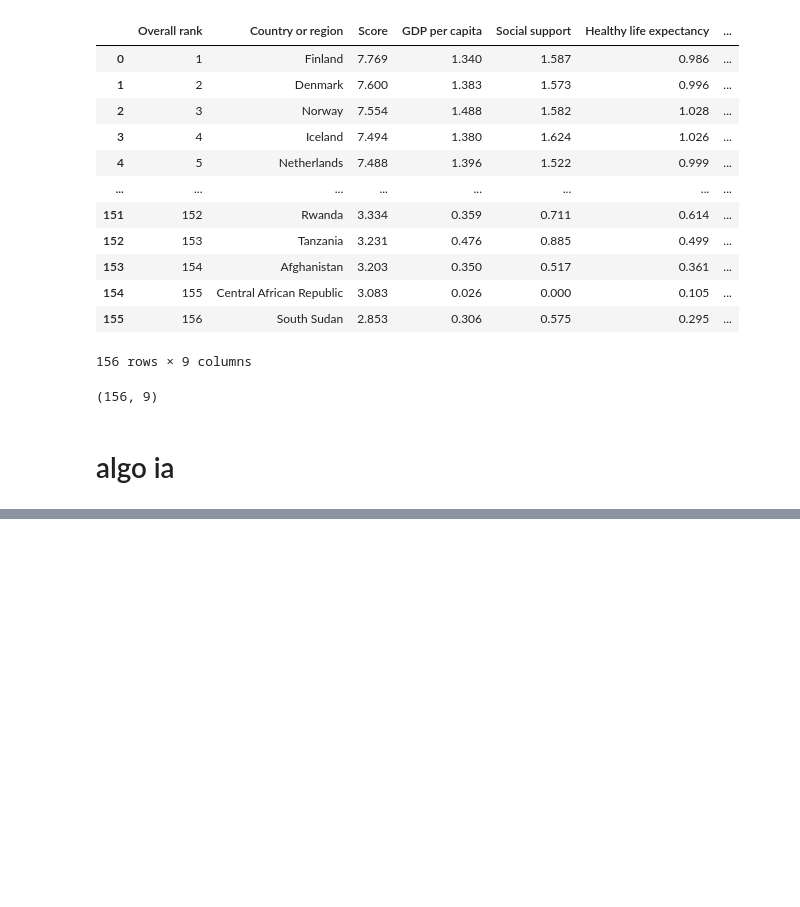
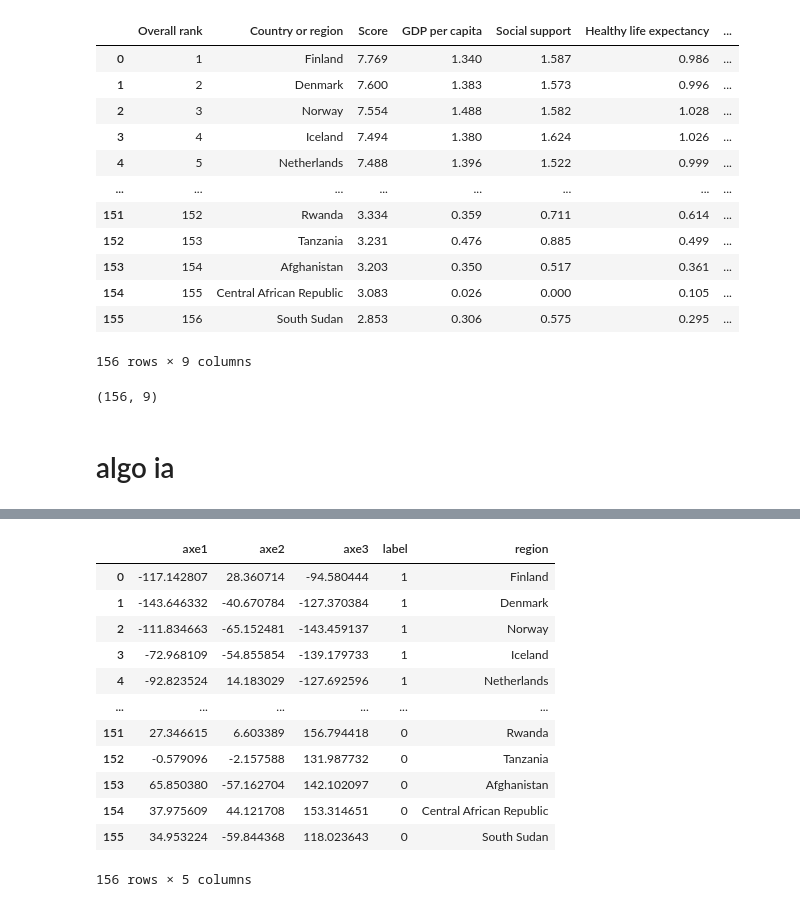
Before and after one commit to bourydamien/Projet_bonheur, a Jupyter notebook: Rapport_bonheur.ipynb, the cells around one changed output, grey strips where cells are left out. Cells and saved outputs as stored; diff of their text form; code cells hidden in the pictures; blank space fills up the shorter version.

```diff
--- a/Rapport_bonheur.ipynb
+++ b/Rapport_bonheur.ipynb
@@ -96,0 +116,16 @@ plt.show()
+# %%
+df2
+# %% [output]
+|  | axe1 | axe2 | axe3 | label | region |
+| 0 | -117.142807 | 28.360714 | -94.580444 | 1 | Finland |
+| 1 | -143.646332 | -40.670784 | -127.370384 | 1 | Denmark |
+| 2 | -111.834663 | -65.152481 | -143.459137 | 1 | Norway |
+| 3 | -72.968109 | -54.855854 | -139.179733 | 1 | Iceland |
+| 4 | -92.823524 | 14.183029 | -127.692596 | 1 | Netherlands |
+| ... | ... | ... | ... | ... | ... |
+| 151 | 27.346615 | 6.603389 | 156.794418 | 0 | Rwanda |
+| 152 | -0.579096 | -2.157588 | 131.987732 | 0 | Tanzania |
+| 153 | 65.850380 | -57.162704 | 142.102097 | 0 | Afghanistan |
+| 154 | 37.975609 | 44.121708 | 153.314651 | 0 | Central African Republic |
+| 155 | 34.953224 | -59.844368 | 118.023643 | 0 | South Sudan |
+156 rows × 5 columns
```
Also changed, not shown: parts of 10 cells of this notebook.
